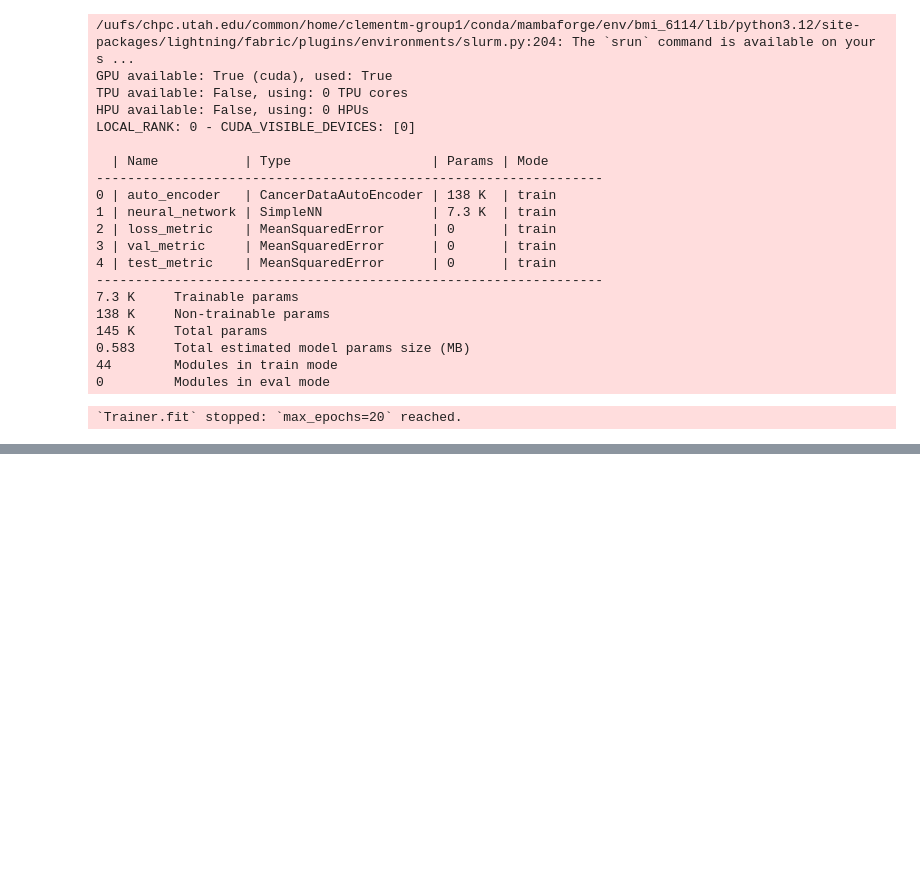
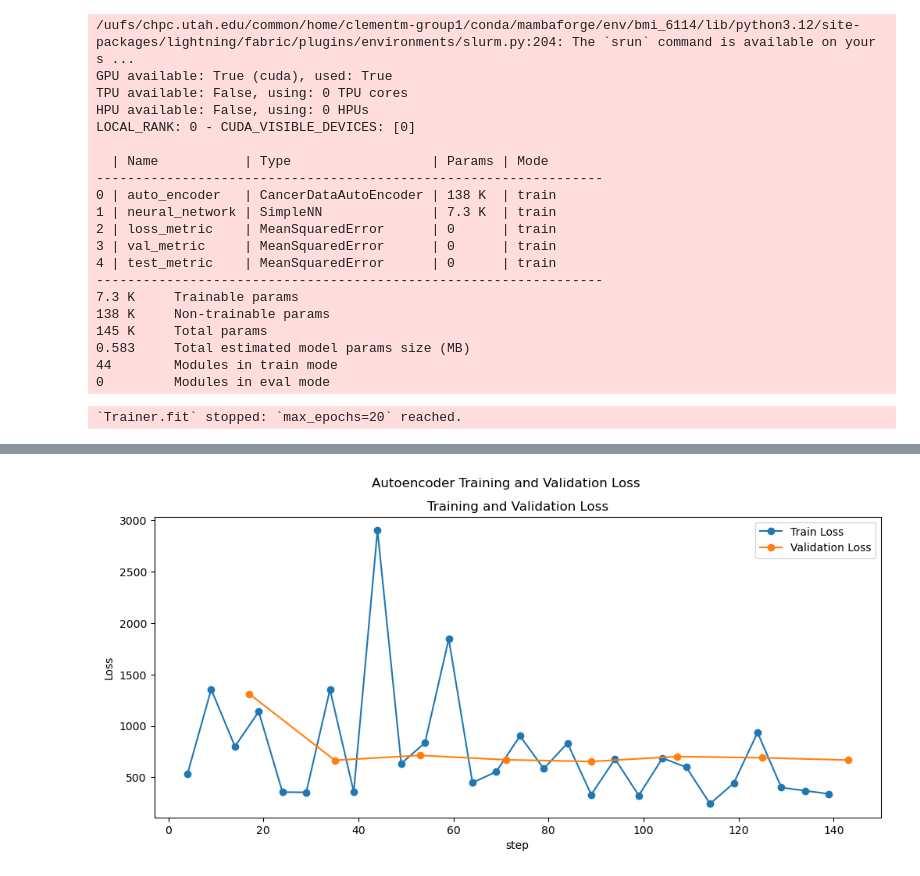
Before and after one commit to jacob-tye/BMI_6114_Project, a Jupyter notebook: analysis/03_dl_analysis.ipynb, the cells around one changed output, grey strips where cells are left out. Cells and saved outputs as stored; diff of their text form; code cells hidden in the pictures; blank space fills up the shorter version.

Commit message:
Training models

```diff
--- a/analysis/03_dl_analysis.ipynb
+++ b/analysis/03_dl_analysis.ipynb
@@ -395,0 +399,10 @@ LOCAL_RANK: 0 - CUDA_VISIBLE_DEVICES: [0]
+# %%
+best_model_logger = trial_to_details[study.best_trial.number]["logger"]
+# %%
+from utils.helper_functions import make_plots
+
+
+history = pd.read_csv(best_model_logger.log_dir + "/metrics
+make_plots(history, "Autoencoder Training and Validation Loss")
+# %% [output]
+[figure, added]
```
Also changed, not shown: parts of 7 cells of this notebook, 6 other files.
